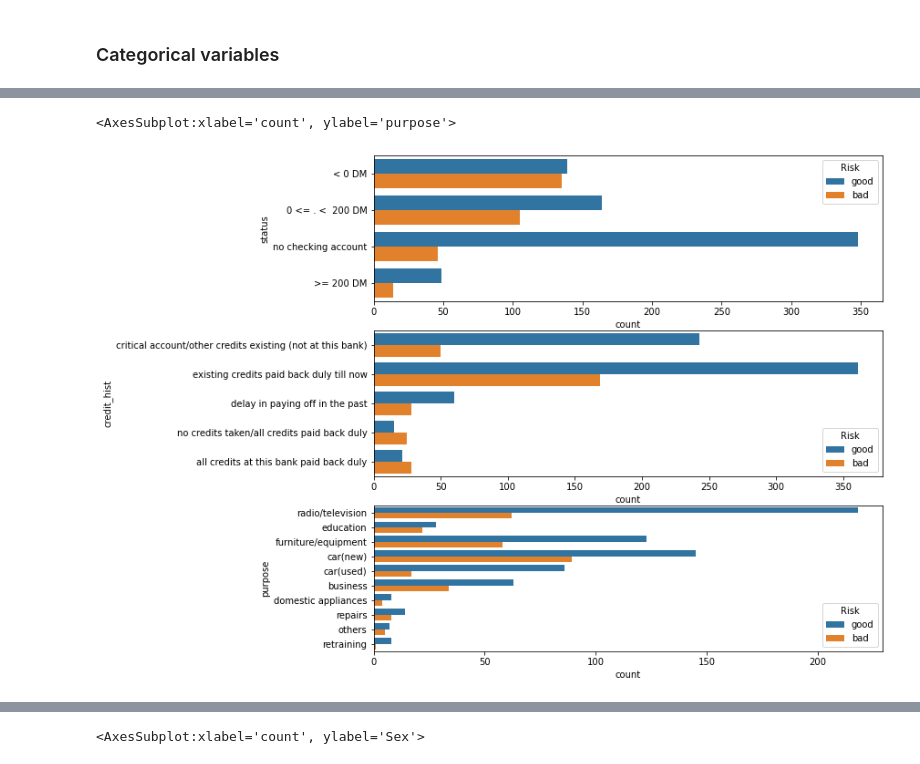
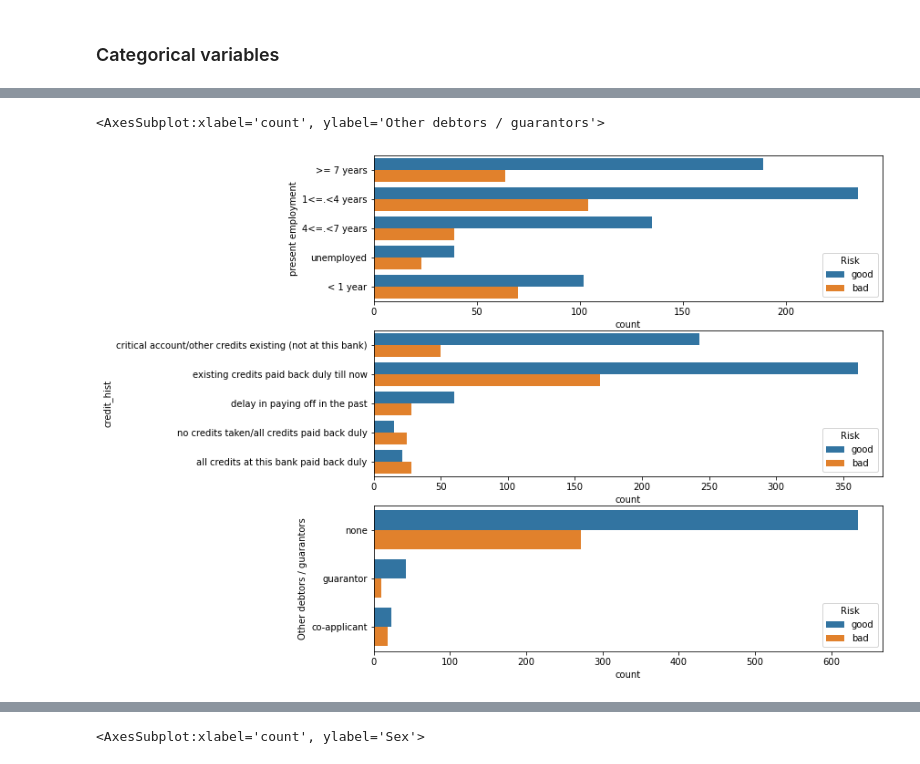
Before and after one commit to waruni1017/Credit-Data-Analysis, a Jupyter notebook: German Credit Data.ipynb, the cells around one changed output, grey strips where cells are left out. Cells and saved outputs as stored; diff of their text form; code cells hidden in the pictures.

```diff
--- a/German Credit Data.ipynb
+++ b/German Credit Data.ipynb
@@ -301,14 +377,14 @@ Since these variables have at most four distinct values, there are plotted toget
 # %%
 fig = plt.figure(figsize=(10,10))
 
 plt.subplot(3,1,1)
-sns.countplot(y = 'status', data = df, hue = 'Risk')
+sns.countplot(y = 'present employment', data = df, hue = 'Risk')
 
 plt.subplot(3,1,2)
 sns.countplot(y = 'credit_hist', data = df, hue = 'Risk')
 
 plt.subplot(3,1,3)
-sns.countplot(y = 'purpose', data = df, hue = 'Risk')
+sns.countplot(y = 'Other debtors / guarantors', data = df, hue = 'Risk')
 # %% [output]
-<AxesSubplot:xlabel='count', ylabel='purpose'>
+<AxesSubplot:xlabel='count', ylabel='Other debtors / guarantors'>
-[figure, old version]
+[figure, new version]
```
Also changed, not shown: parts of 34 cells of this notebook.
